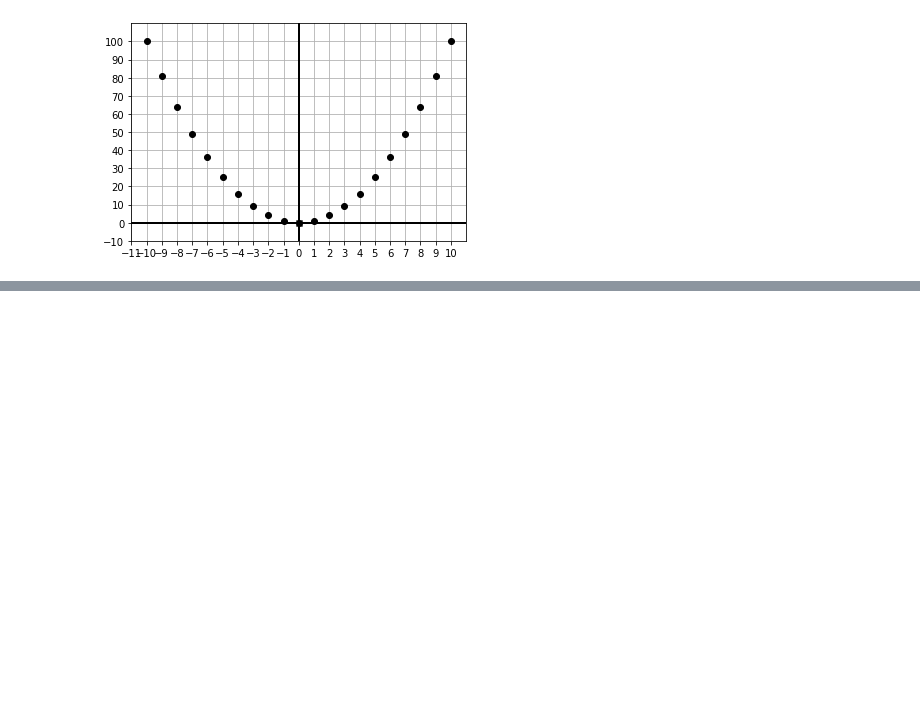
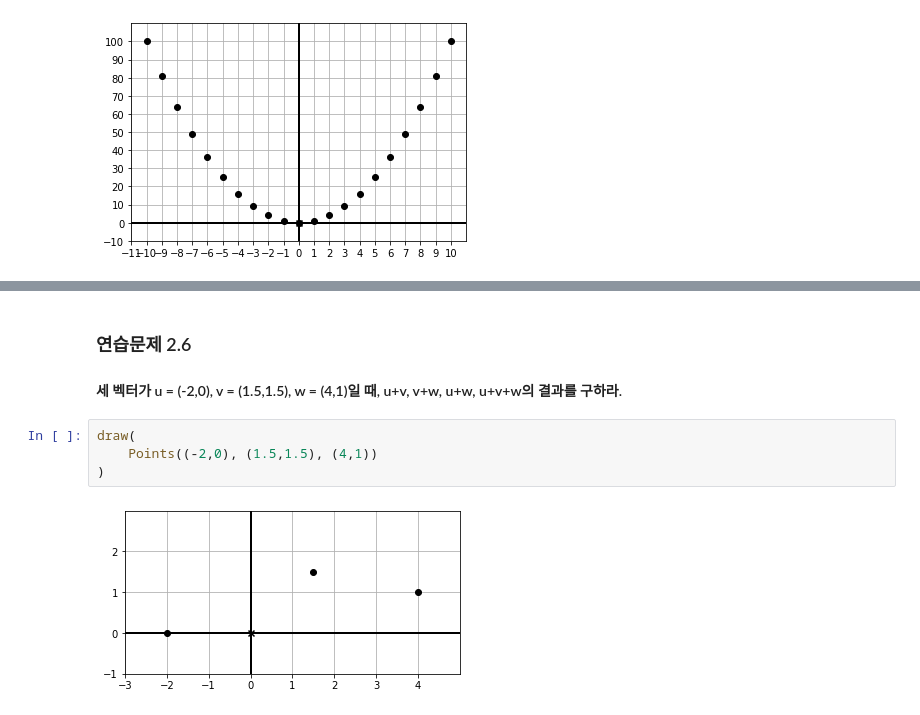
Before and after one commit to lhk6565/Math-for-Programmers, a Jupyter notebook: Part 1/Chapter 02/Chapter 02 Walkthrough.ipynb, the cells around one changed output, grey strips where cells are left out. Cells and saved outputs as stored; diff of their text form; blank space fills up the shorter version.

```diff
--- a/Part 1/Chapter 02/Chapter 02 Walkthrough.ipynb
+++ b/Part 1/Chapter 02/Chapter 02 Walkthrough.ipynb
@@ -61,0 +105,9 @@ draw(
+# %% [markdown]
+### 연습문제 2.6
+#### 세 벡터가 u = (-2,0), v = (1.5,1.5), w = (4,1)일 때, u+v, v+w, u+w, u+v+w의 결과를 구하라.
+# %%
+draw(
+    Points((-2,0), (1.5,1.5), (4,1))
+)
+# %% [output]
+[figure, added]
```
Also changed, not shown: parts of 17 cells of this notebook.
